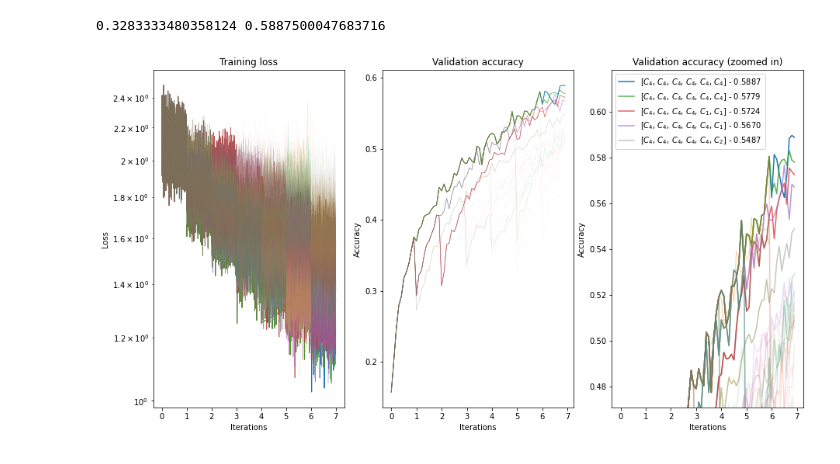
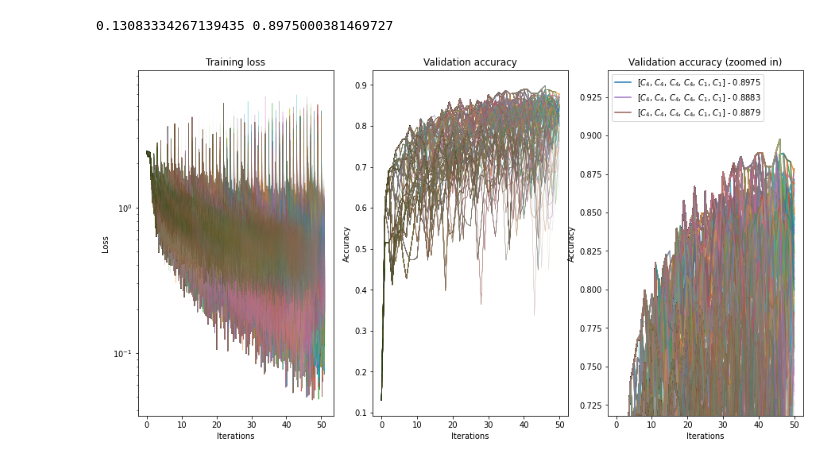
Before and after one commit to k8lion/equiNAS, a Jupyter notebook: plot.ipynb, the cells around one changed output. Drawn from its saved outputs; the diff is of its cells as text; code cells hidden in the pictures.

```diff
--- a/plot.ipynb
+++ b/plot.ipynb
@@ -1,7 +1,3 @@
 # %%
 import matplotlib.pyplot as plt
 import pickle
-# %%
-file='logs2022-05-14_11:36:01'
-with open('out/'+file+'.pkl','rb') as savefile:
-    save = pickle.load(savefile)
@@ -23,20 +3,0 @@ plt.show()
-# %%
-fig, (ax1, ax2) = plt.subplots(1, 2, figsize=(12,10))
-flatbatch = [item for sublist in save['steerable']['train']['batch'] for item in sublist]
-if not max(flatbatch) > 1.0:
-    epoch = 0
-    for (i, batch) in enumerate(flatbatch):
-        flatbatch[i] += epoch
-        if batch == 1.0:
-            epoch += 1
-indices = [i+1 for i in range(len(flatbatch)-1) if flatbatch[i+1]-flatbatch[i] > 0.02]
-ax1.plot([flatbatch[i] for i in indices], [save['steerable']['train']["naswot_ld"][i] for i in indices], label='C8 Steerable CNN')
-ax1.plot([flatbatch[i] for i in indices], [save['unsteerable']['train']["naswot_ld"][i] for i in indices], label='Vanilla CNN (equal channels)')
-ax1.legend()
-ax1.set_title('NASWOT: logdet')
-ax2.plot(flatbatch, save['steerable']['train']["naswot_rs"], label='C8 Steerable CNN')
-ax2.plot(flatbatch, save['unsteerable']['train']["naswot_rs"], label='Vanilla CNN (equal channels)')
-ax2.legend()
-ax2.set_title('NASWOT: direct')
-plt.show()
-#plt.savefig('out/'+file+'testbatch.png')
@@ -82,9 +4,10 @@ for l in range(10):
 # %%
-import matplotlib.pyplot as plt
-import pickle
-
-def plothillclimb(file, alphasensitivity = 0.85):
-    with open('out/'+file+'.pkl','rb') as savefile:
+def plothillclimb(file):
+    if "pkl" not in file:
+        file += ".pkl"
+    if "out" not in file:
+        file = "out/" + file
+    with open(file,'rb') as savefile:
         save = pickle.load(savefile)
     fig, (ax1, ax2, ax3) = plt.subplots(1, 3, figsize=(15,8))
     accs = [log['validation']['accuracy'][-1] for log in save.values()]
@@ -127,4 +50,4 @@ def plothillclimb(file, alphasensitivity = 0.85):
     ax2.set_ylabel('Accuracy')
     ax3.set_ylabel('Accuracy')
 
-    plt.savefig('out/'+file+'.png')
+    plt.savefig(file[:-2]+'ng')
@@ -162,5 +59,5 @@ plothillclimb('logshc_2022-06-21_10:25:53')
 # %%
-plothillclimb('logshc_2022-06-21_10:26:39')
+plothillclimb('out/logshc_2022-06-27_17:31:39.pkl')
 # %% [output]
-0.3283333480358124 0.5887500047683716
+0.13083334267139435 0.8975000381469727
-[figure, old version]
+[figure, new version]
```
Also changed, not shown: parts of 15 cells of this notebook, 3 other files.
